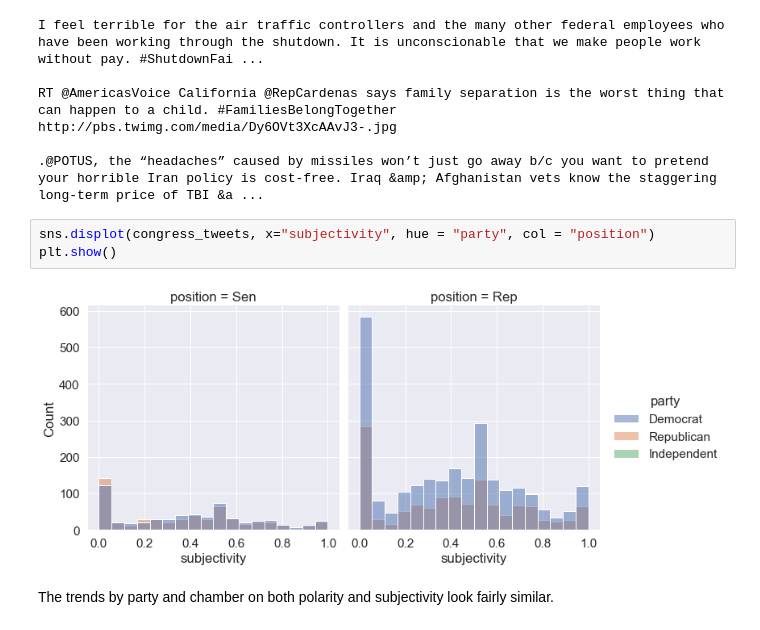
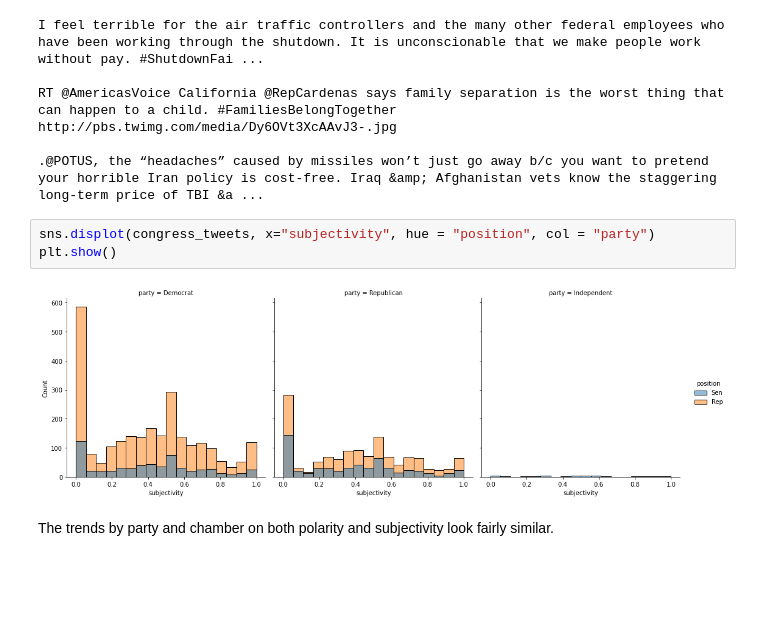
Before and after one commit to lawrence-j-liu/CSS_Project-5_Team-4_Spring-2021, a Jupyter notebook: Project 5 Student.ipynb, the cells around one changed output. Saved outputs shown, nothing was run; the diff lists cells and outputs as text; blank space fills up the shorter version.

```diff
--- a/Project 5 Student.ipynb
+++ b/Project 5 Student.ipynb
@@ -507,9 +511,9 @@ RT @AmericasVoice California @RepCardenas says family separation is the worst th
 
 .@POTUS, the “headaches” caused by missiles won’t just go away b/c you want to pretend your horrible Iran policy is cost-free. Iraq &amp; Afghanistan vets know the staggering long-term price of TBI &a ...
 # %%
-sns.displot(congress_tweets, x="subjectivity", hue = "party", col = "position")
+sns.displot(congress_tweets, x="subjectivity", hue = "position", col = "party")
 plt.show()
 # %% [output]
-[figure, old version]
+[figure, new version]
 # %% [markdown]
 The trends by party and chamber on both polarity and subjectivity look fairly similar.
```
Also changed, not shown: parts of 41 cells of this notebook.
